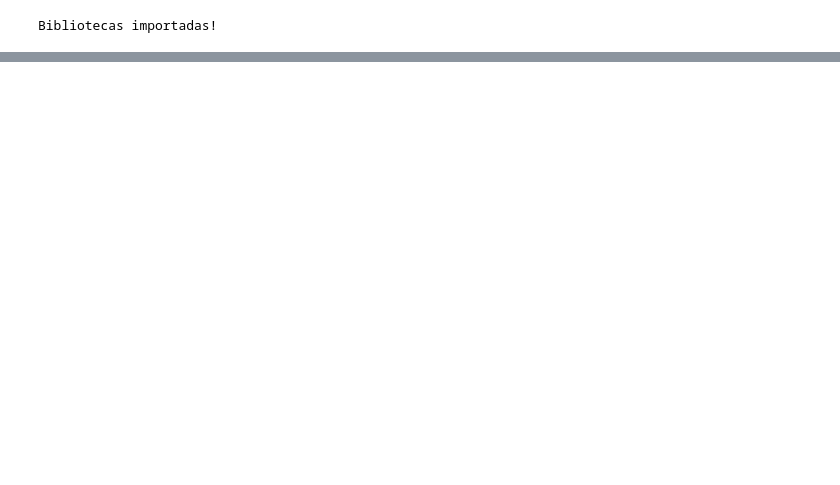
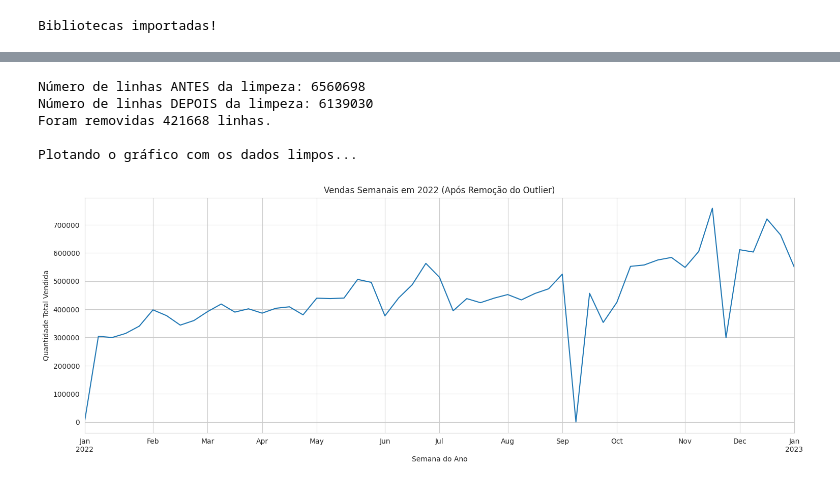
Before and after one commit to gustavokatsuo/Data-Prophets-Big-Data, a Jupyter notebook: notebooks/analise_exploratoria.ipynb, the cells around one changed output, grey strips where cells are left out. Cells and saved outputs as stored; diff of their text form; code cells hidden in the pictures; blank space fills up the shorter version.

```diff
--- a/notebooks/analise_exploratoria.ipynb
+++ b/notebooks/analise_exploratoria.ipynb
@@ -112,0 +287,32 @@ memory usage: 1.1+ GB
+# %%
+print(f"Número de linhas ANTES da limpeza: {len(df_completo)}")
+
+# Encontra a data do pico de vendas
+vendas_semanais_bruto = df_completo['quantity'].resample('W').sum()
+data_do_pico = vendas_semanais_bruto.idxmax()
+
+# Define o início e o fim da semana anômala
+inicio_semana_anomala = data_do_pico - pd.Timedelta(days=6)
+fim_semana_anomala = data_do_pico
+
+# Filtra o DataFrame, mantendo apenas as linhas FORA da semana do pico
+df_limpo = df_completo[(df_completo.index < inicio_semana_anomala) | (df_completo.index > fim_semana_anomala)]
+
+print(f"Número de linhas DEPOIS da limpeza: {len(df_limpo)}")
+print(f"Foram removidas {len(df_completo) - len(df_limpo)} linhas.")
+
+# Verificação Visual
+print("\nPlotando o gráfico com os dados limpos...")
+vendas_semanais_limpo = df_limpo['quantity'].resample('W').sum()
+
+ax = vendas_semanais_limpo.plot(title='Vendas Semanais em 2022 (Após Remoção do Outlier)')
+ax.set_xlabel('Semana do Ano')
+ax.set_ylabel('Quantidade Total Vendida')
+plt.show()
+# %% [output]
+Número de linhas ANTES da limpeza: 6560698
+Número de linhas DEPOIS da limpeza: 6139030
+Foram removidas 421668 linhas.
+
+Plotando o gráfico com os dados limpos...
+[figure, added]
```
Also changed, not shown: parts of 12 cells of this notebook.
